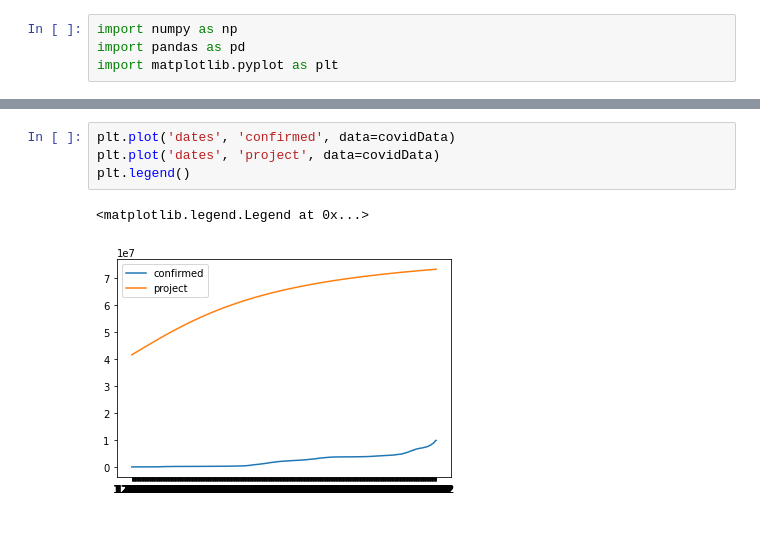
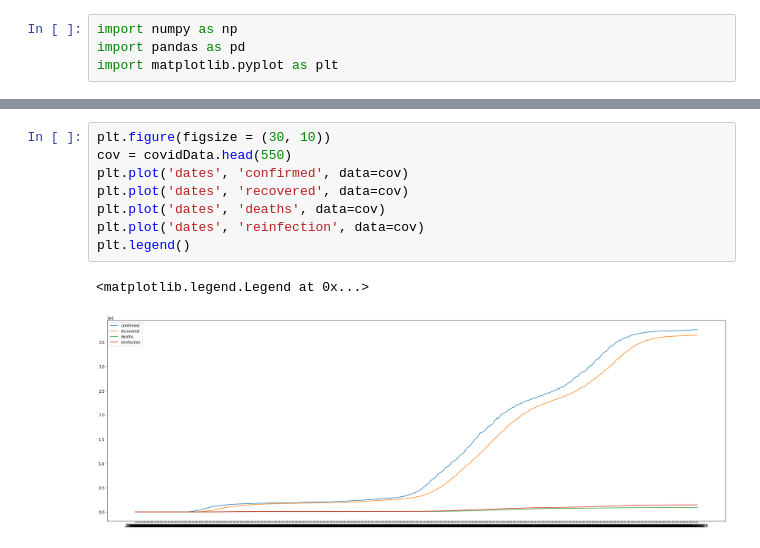
Before and after one commit to manukumar123/math_142_proj, a Jupyter notebook: group_proj.ipynb, the cells around one changed output, grey strips where cells are left out. Drawn from its saved outputs; the diff is of its cells as text.

```diff
--- a/group_proj.ipynb
+++ b/group_proj.ipynb
@@ -41,7 +40,11 @@ covidData.head()
-# %%
-plt.plot('dates', 'confirmed', data=covidData)
-plt.plot('dates', 'project', data=covidData)
-plt.legend()
-# %% [output]
-<matplotlib.legend.Legend at 0x...>
-[figure, removed]
+# %%
+plt.figure(figsize = (30, 10))
+cov = covidData.head(550)
+plt.plot('dates', 'confirmed', data=cov)
+plt.plot('dates', 'recovered', data=cov)
+plt.plot('dates', 'deaths', data=cov)
+plt.plot('dates', 'reinfection', data=cov)
+plt.legend()
+# %% [output]
+<matplotlib.legend.Legend at 0x...>
+[figure, added]
```
Also changed, not shown: parts of 3 cells of this notebook.
